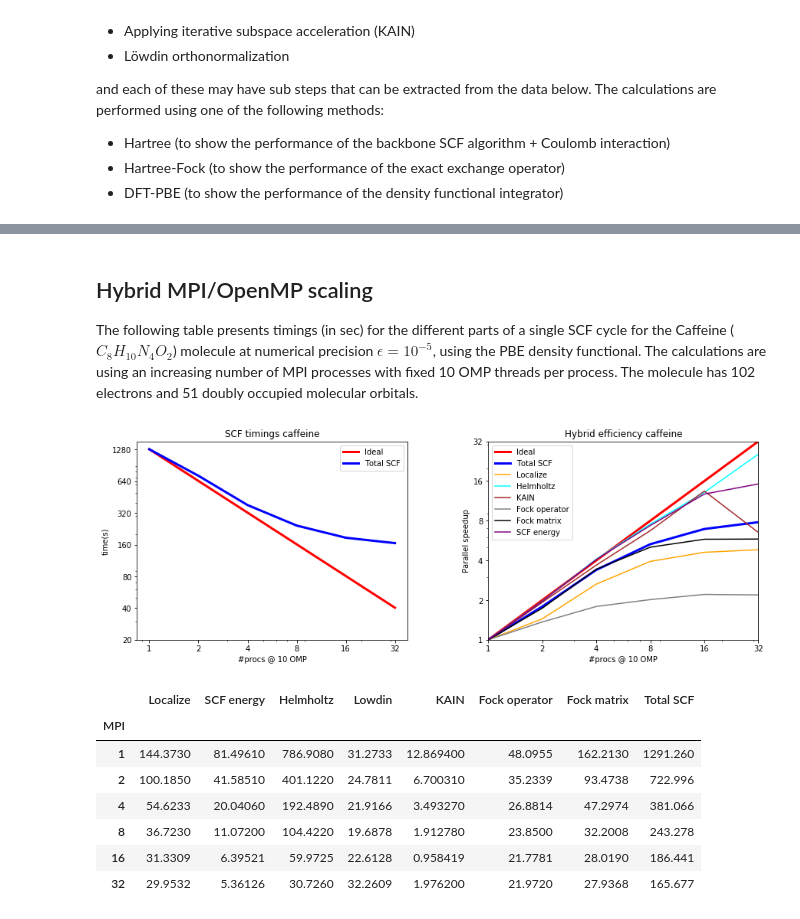
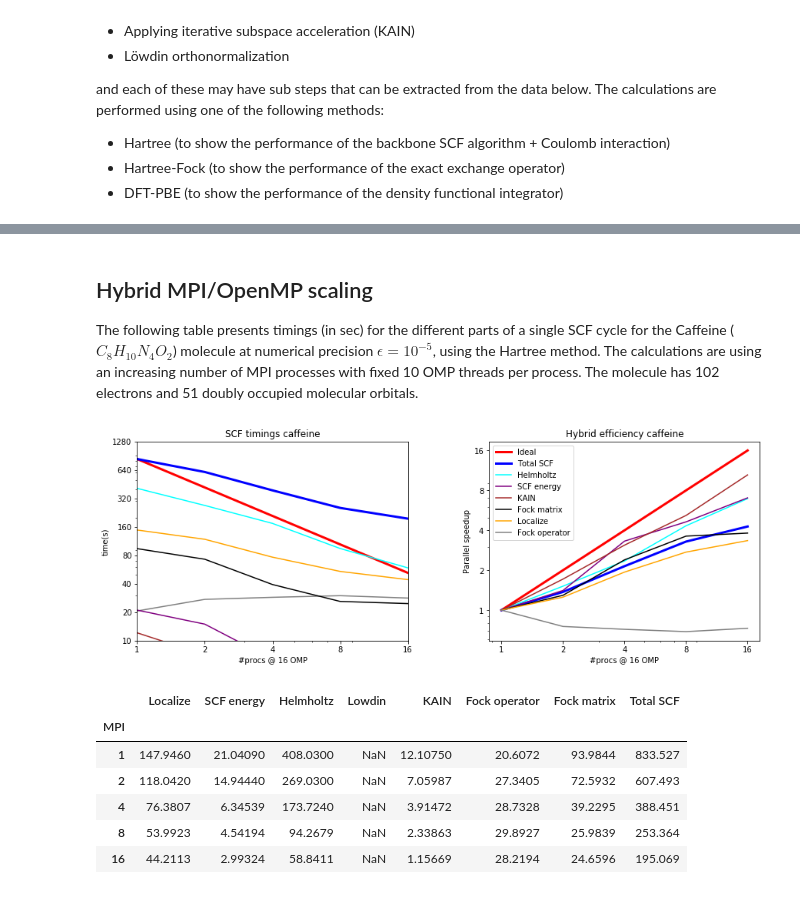
Before and after one commit to MRChemSoft/mrchem-benchmark, a Jupyter notebook: caffeine.ipynb, the cells around one changed output, grey strips where cells are left out. Cells and saved outputs as stored; diff of their text form; code cells hidden in the pictures.

Commit message:
Update caffeine notebook

```diff
--- a/caffeine.ipynb
+++ b/caffeine.ipynb
@@ -167,55 +173,60 @@ mpi_frame.loc[mol,omp]
 # %% [markdown]
 ## Hybrid MPI/OpenMP scaling
 
-The following table presents timings (in sec) for the different parts of a single SCF cycle for the Caffeine ($C_{8}H_{10}N_{4}O_{2}$) molecule at numerical precision $\epsilon=10^{-5}$, using the PBE density functional. The calculations are using an increasing number of MPI processes with fixed 10 OMP threads per process. The molecule has 102 electrons and 51 doubly occupied molecular orbitals.
+The following table presents timings (in sec) for the different parts of a single SCF cycle for the Caffeine ($C_{8}H_{10}N_{4}O_{2}$) molecule at numerical precision $\epsilon=10^{-5}$, using the Hartree method. The calculations are using an increasing number of MPI processes with fixed 10 OMP threads per process. The molecule has 102 electrons and 51 doubly occupied molecular orbitals.
 # %%
-omp=10
+omp=16
 ref=1
 mol='caffeine'
-hybrid_frame = pd.read_csv("caffeine/scf.csv", index_col=[0,2,1])
+hybrid_frame = pd.read_csv("caffeine-Hartree/scf.csv", index_col=[0,2,1])
 hybrid_series = hybrid_frame.loc[mol,omp]
 
 plt.subplot(121)
 plt.title('SCF timings ' + mol)
-plt.plot(hybrid_series.index, ref*hybrid_series['Total SCF'][ref]/hybrid_series.index, c='red', lw=3, label='Ideal')
-plt.plot(hybrid_series['Total SCF'], c='blue', lw=3, label='Total SCF')
-plt.legend(loc='upper right')
+plt.plot(hybrid_series.index, ref*hybrid_series['Total SCF'][ref]/omp_series.index, c='red', lw=3)
+plt.plot(hybrid_series['Total SCF'], c='blue', lw=3)
+plt.plot(hybrid_series['Helmholtz'], c='cyan')
+plt.plot(hybrid_series['Localize'], c='orange')
+plt.plot(hybrid_series['Fock operator'], c='gray')
+plt.plot(hybrid_series['Fock matrix'], c='black')
+plt.plot(hybrid_series['SCF energy'], c='purple')
+plt.plot(hybrid_series['KAIN'], c='brown')
 plt.yscale('log')
 plt.xscale('log')
-plt.yticks([20, 40, 80, 160, 320, 640, 1280], [20, 40, 80, 160, 320, 640, 1280])
-plt.xticks([1, 2, 4, 8, 16, 32], [1, 2, 4, 8, 16, 32])
+plt.axis([1, 16, 10, 20])
+plt.yticks([10, 20, 40, 80, 160, 320, 640, 1280], [10, 20, 40, 80, 160, 320, 640, 1280])
+plt.xticks([1, 2, 4, 8, 16], [1, 2, 4, 8, 16])
 plt.ylabel('time(s)')
 plt.xlabel('#procs' + ' @ ' + str(omp) + ' OMP')
 
 plt.subplot(122)
 plt.title('Hybrid efficiency ' + mol)
 plt.plot(hybrid_series.index, hybrid_series.index, c='red', lw=3, label='Ideal')
-plt.plot(ref*hybrid_series['Total SCF'][ref]/hybrid_series['Total SCF'], c='blue', lw=3, label='Total SCF')
-plt.plot(ref*hybrid_series['Localize'][ref]/hybrid_series['Localize'], c='orange', label='Localize')
-plt.plot(ref*hybrid_series['Helmholtz'][ref]/hybrid_series['Helmholtz'], c='cyan', label='Helmholtz')
-plt.plot(ref*hybrid_series['KAIN'][ref]/hybrid_series['KAIN'], c='brown', label='KAIN')
-plt.plot(ref*hybrid_series['Fock operator'][ref]/hybrid_series['Fock operator'], c='gray', label='Fock operator')
-plt.plot(ref*hybrid_series['Fock matrix'][ref]/hybrid_series['Fock matrix'], c='black', label='Fock matrix')
-plt.plot(ref*hybrid_series['SCF energy'][ref]/hybrid_series['SCF energy'], c='purple', label='SCF energy')
+plt.plot(ref*hybrid_series['Total SCF'][ref]/hybrid_series['Total SCF'], c='blue', lw=3)
+plt.plot(ref*hybrid_series['Helmholtz'][ref]/hybrid_series['Helmholtz'], c='cyan')
+plt.plot(ref*hybrid_series['SCF energy'][ref]/hybrid_series['SCF energy'], c='purple')
+plt.plot(ref*hybrid_series['KAIN'][ref]/hybrid_series['KAIN'], c='brown')
+plt.plot(ref*hybrid_series['Fock matrix'][ref]/hybrid_series['Fock matrix'], c='black')
+plt.plot(ref*hybrid_series['Localize'][ref]/hybrid_series['Localize'], c='orange')
+plt.plot(ref*hybrid_series['Fock operator'][ref]/hybrid_series['Fock operator'], c='gray')
 plt.legend(loc='upper left')
 plt.yscale('log')
 plt.xscale('log')
-plt.axis([1,32,1,32])
-plt.yticks([1, 2, 4, 8, 16, 32], [1, 2, 4, 8, 16, 32])
-plt.xticks([1, 2, 4, 8, 16, 32], [1, 2, 4, 8, 16, 32])
+#plt.axis([1, 16, 1, 16])
+plt.yticks([1, 2, 4, 8, 16], [1, 2, 4, 8, 16])
+plt.xticks([1, 2, 4, 8, 16], [1, 2, 4, 8, 16])
 plt.ylabel('Parallel speedup')
 plt.xlabel('#procs' + ' @ ' + str(omp) + ' OMP')
 
 plt.subplots_adjust(top=1.0, bottom=0.1, right=2, wspace=.30)
 plt.show()
 mpi_frame.loc[mol,omp,:]
 # %% [output]
-[figure, old version]
+[figure, new version]
 |  | Localize | SCF energy | Helmholtz | Lowdin | KAIN | Fock operator | Fock matrix | Total SCF |
 | MPI |  |  |  |  |  |  |  |  |
-| 1 | 144.3730 | 81.49610 | 786.9080 | 31.2733 | 12.869400 | 48.0955 | 162.2130 | 1291.260 |
-| 2 | 100.1850 | 41.58510 | 401.1220 | 24.7811 | 6.700310 | 35.2339 | 93.4738 | 722.996 |
-| 4 | 54.6233 | 20.04060 | 192.4890 | 21.9166 | 3.493270 | 26.8814 | 47.2974 | 381.066 |
-| 8 | 36.7230 | 11.07200 | 104.4220 | 19.6878 | 1.912780 | 23.8500 | 32.2008 | 243.278 |
-| 16 | 31.3309 | 6.39521 | 59.9725 | 22.6128 | 0.958419 | 21.7781 | 28.0190 | 186.441 |
-| 32 | 29.9532 | 5.36126 | 30.7260 | 32.2609 | 1.976200 | 21.9720 | 27.9368 | 165.677 |
+| 1 | 147.9460 | 21.04090 | 408.0300 | NaN | 12.10750 | 20.6072 | 93.9844 | 833.527 |
+| 2 | 118.0420 | 14.94440 | 269.0300 | NaN | 7.05987 | 27.3405 | 72.5932 | 607.493 |
+| 4 | 76.3807 | 6.34539 | 173.7240 | NaN | 3.91472 | 28.7328 | 39.2295 | 388.451 |
+| 8 | 53.9923 | 4.54194 | 94.2679 | NaN | 2.33863 | 29.8927 | 25.9839 | 253.364 |
+| 16 | 44.2113 | 2.99324 | 58.8411 | NaN | 1.15669 | 28.2194 | 24.6596 | 195.069 |
```
Also changed, not shown: parts of 6 cells of this notebook.
